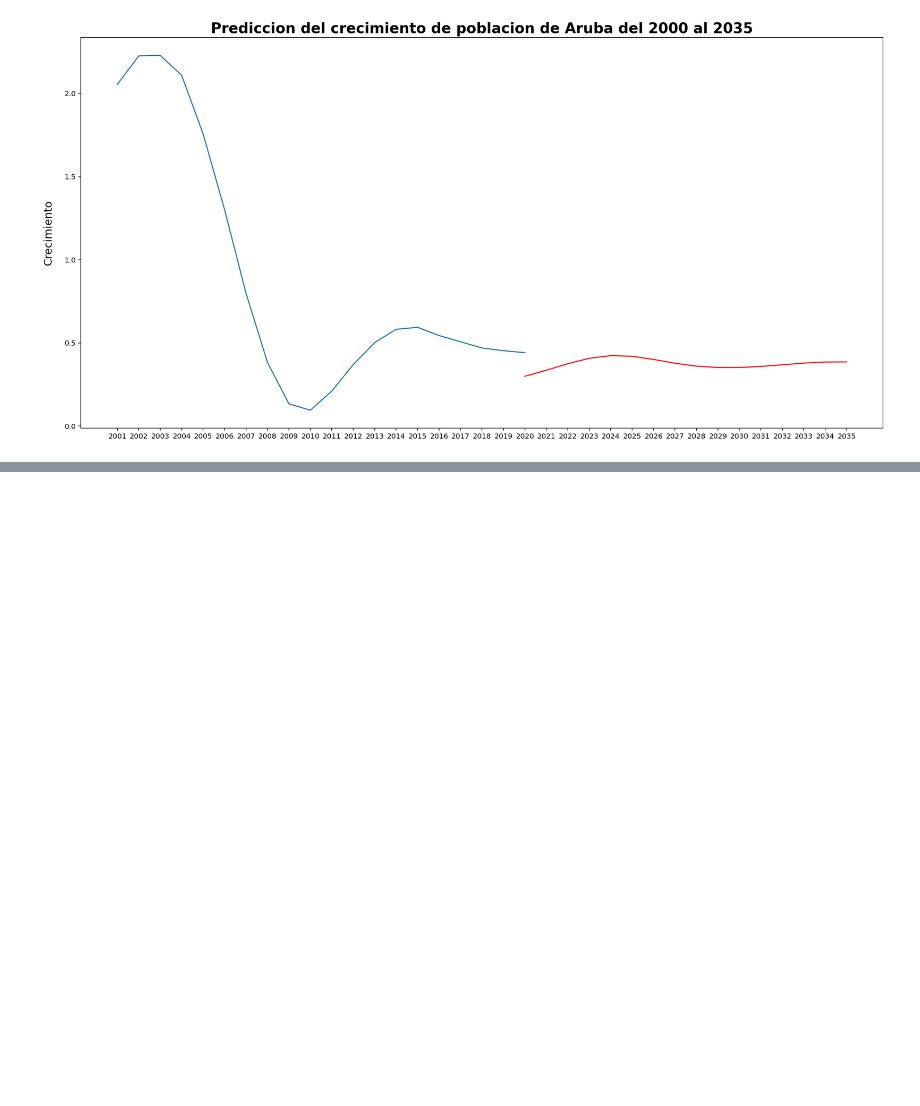
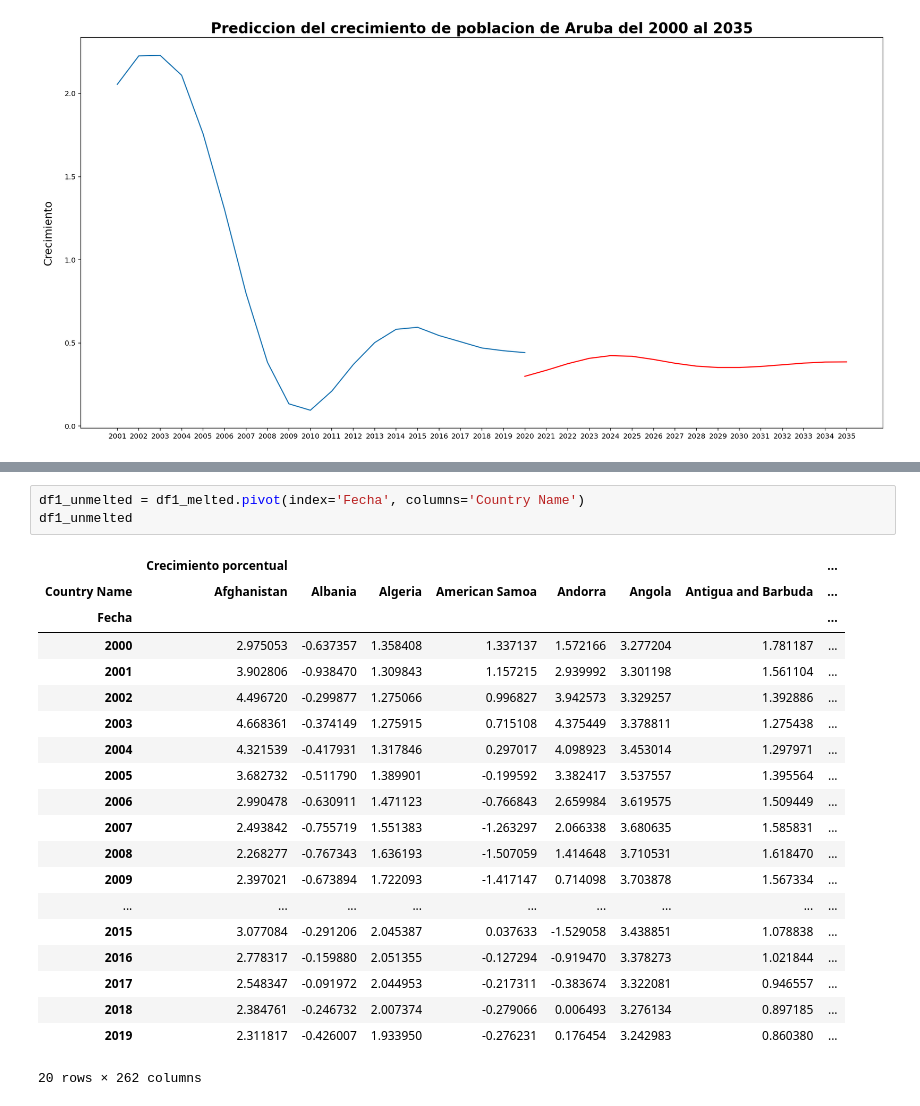
Before and after one commit to proyecto-analitica-empresarial/Entrega, a Jupyter notebook: Analitica_empresarial_Copy1.ipynb, the cells around one changed output, grey strips where cells are left out. Saved outputs shown, nothing was run; the diff lists cells and outputs as text; blank space fills up the shorter version.

```diff
--- a/Analitica_empresarial_Copy1.ipynb
+++ b/Analitica_empresarial_Copy1.ipynb
@@ -673,0 +701,24 @@ Text(0.5, 1.0, 'Prediccion del crecimiento de poblacion de Aruba del 2000 al 203
+# %%
+df1_unmelted = df1_melted.pivot(index='Fecha', columns='Country Name')
+df1_unmelted
+# %% [output]
+|  | Crecimiento porcentual |  |  |  |  |  |  | ... |
+| Country Name | Afghanistan | Albania | Algeria | American Samoa | Andorra | Angola | Antigua and Barbuda | ... |
+| Fecha |  |  |  |  |  |  |  | ... |
+| 2000 | 2.975053 | -0.637357 | 1.358408 | 1.337137 | 1.572166 | 3.277204 | 1.781187 | ... |
+| 2001 | 3.902806 | -0.938470 | 1.309843 | 1.157215 | 2.939992 | 3.301198 | 1.561104 | ... |
+| 2002 | 4.496720 | -0.299877 | 1.275066 | 0.996827 | 3.942573 | 3.329257 | 1.392886 | ... |
+| 2003 | 4.668361 | -0.374149 | 1.275915 | 0.715108 | 4.375449 | 3.378811 | 1.275438 | ... |
+| 2004 | 4.321539 | -0.417931 | 1.317846 | 0.297017 | 4.098923 | 3.453014 | 1.297971 | ... |
+| 2005 | 3.682732 | -0.511790 | 1.389901 | -0.199592 | 3.382417 | 3.537557 | 1.395564 | ... |
+| 2006 | 2.990478 | -0.630911 | 1.471123 | -0.766843 | 2.659984 | 3.619575 | 1.509449 | ... |
+| 2007 | 2.493842 | -0.755719 | 1.551383 | -1.263297 | 2.066338 | 3.680635 | 1.585831 | ... |
+| 2008 | 2.268277 | -0.767343 | 1.636193 | -1.507059 | 1.414648 | 3.710531 | 1.618470 | ... |
+| 2009 | 2.397021 | -0.673894 | 1.722093 | -1.417147 | 0.714098 | 3.703878 | 1.567334 | ... |
+| ... | ... | ... | ... | ... | ... | ... | ... | ... |
+| 2015 | 3.077084 | -0.291206 | 2.045387 | 0.037633 | -1.529058 | 3.438851 | 1.078838 | ... |
+| 2016 | 2.778317 | -0.159880 | 2.051355 | -0.127294 | -0.919470 | 3.378273 | 1.021844 | ... |
+| 2017 | 2.548347 | -0.091972 | 2.044953 | -0.217311 | -0.383674 | 3.322081 | 0.946557 | ... |
+| 2018 | 2.384761 | -0.246732 | 2.007374 | -0.279066 | 0.006493 | 3.276134 | 0.897185 | ... |
+| 2019 | 2.311817 | -0.426007 | 1.933950 | -0.276231 | 0.176454 | 3.242983 | 0.860380 | ... |
+20 rows × 262 columns
```
Also changed, not shown: parts of 18 cells of this notebook.
